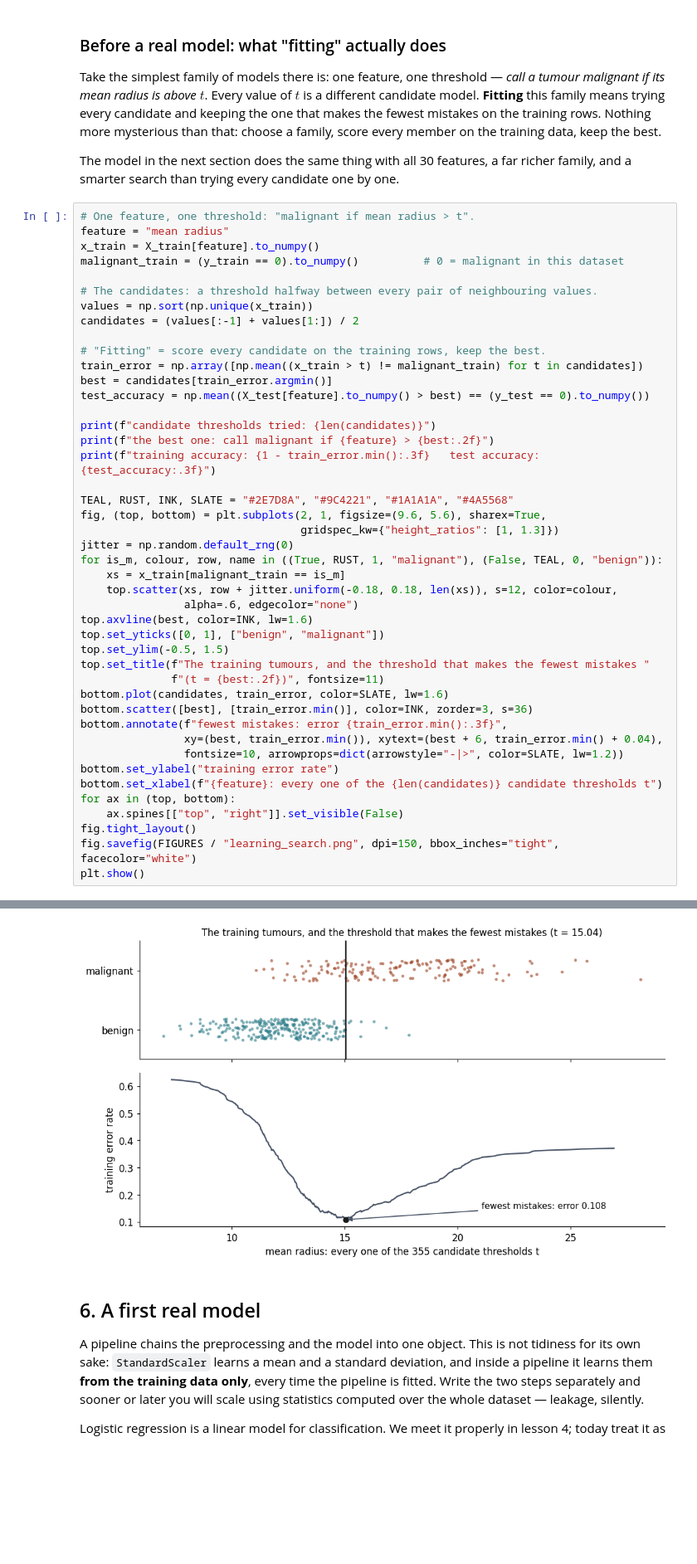
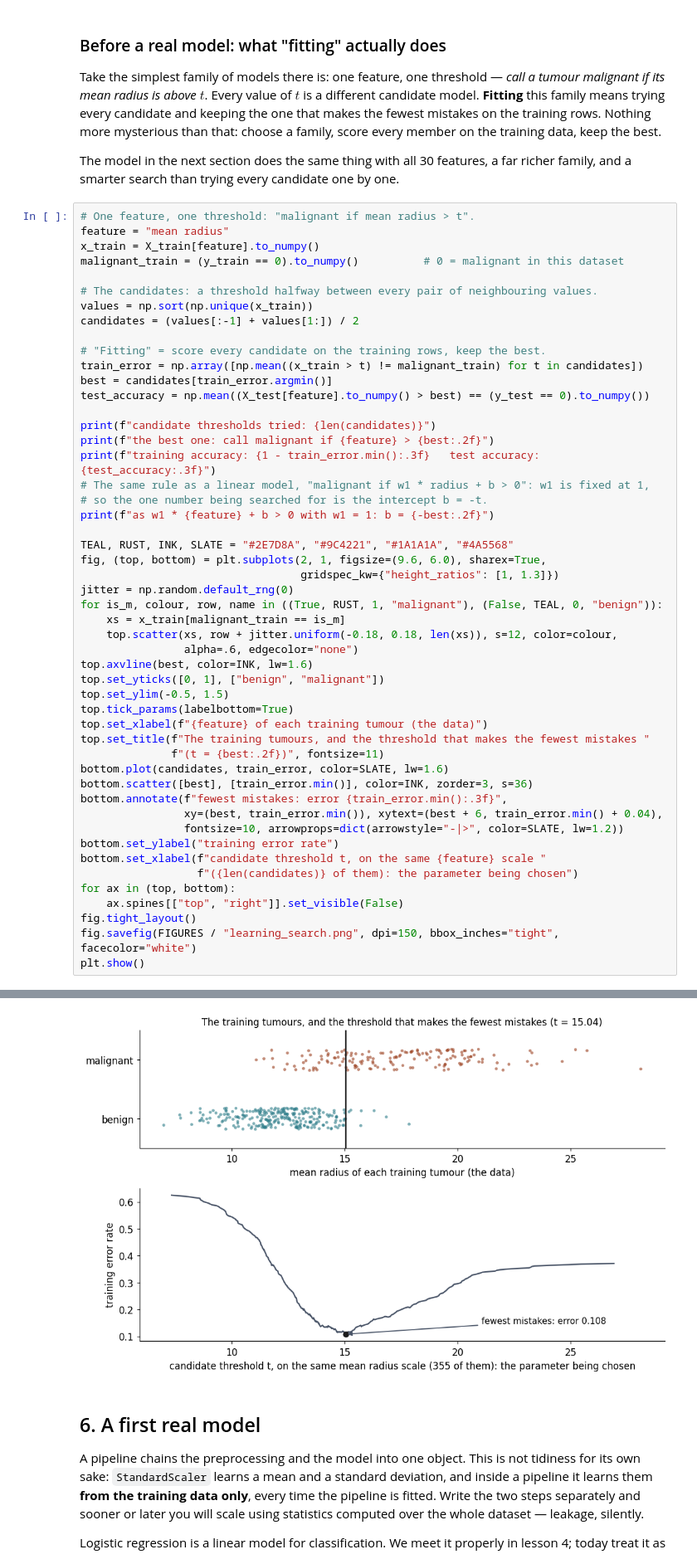
Before and after one commit to fabioantonini/technologies-for-artificial-intelligence, a Jupyter notebook: Lessons/01_introduction_and_workflow/Notebooks/02_first_ml_workflow.ipynb, the cells around one changed output, grey strips where cells are left out. Shown at 83% size. Cells and saved outputs as stored; diff of their text form; blank space fills up the shorter version.

```diff
--- a/Lessons/01_introduction_and_workflow/Notebooks/02_first_ml_workflow.ipynb
+++ b/Lessons/01_introduction_and_workflow/Notebooks/02_first_ml_workflow.ipynb
@@ -187,9 +187,12 @@ test_accuracy = np.mean((X_test[feature].to_numpy() > best) == (y_test == 0).to_
 print(f"candidate thresholds tried: {len(candidates)}")
 print(f"the best one: call malignant if {feature} > {best:.2f}")
 print(f"training accuracy: {1 - train_error.min():.3f}   test accuracy: {test_accuracy:.3f}")
+# The same rule as a linear model, "malignant if w1 * radius + b > 0": w1 is fixed at 1,
+# so the one number being searched for is the intercept b = -t.
+print(f"as w1 * {feature} + b > 0 with w1 = 1: b = {-best:.2f}")
 
 TEAL, RUST, INK, SLATE = "#2E7D8A", "#9C4221", "#1A1A1A", "#4A5568"
-fig, (top, bottom) = plt.subplots(2, 1, figsize=(9.6, 5.6), sharex=True,
+fig, (top, bottom) = plt.subplots(2, 1, figsize=(9.6, 6.0), sharex=True,
                                   gridspec_kw={"height_ratios": [1, 1.3]})
 jitter = np.random.default_rng(0)
 for is_m, colour, row, name in ((True, RUST, 1, "malignant"), (False, TEAL, 0, "benign")):
@@ -199,6 +202,8 @@ for is_m, colour, row, name in ((True, RUST, 1, "malignant"), (False, TEAL, 0, "
 top.axvline(best, color=INK, lw=1.6)
 top.set_yticks([0, 1], ["benign", "malignant"])
 top.set_ylim(-0.5, 1.5)
+top.tick_params(labelbottom=True)
+top.set_xlabel(f"{feature} of each training tumour (the data)")
 top.set_title(f"The training tumours, and the threshold that makes the fewest mistakes "
               f"(t = {best:.2f})", fontsize=11)
 bottom.plot(candidates, train_error, color=SLATE, lw=1.6)
@@ -207,7 +212,8 @@ bottom.annotate(f"fewest mistakes: error {train_error.min():.3f}",
                 xy=(best, train_error.min()), xytext=(best + 6, train_error.min() + 0.04),
                 fontsize=10, arrowprops=dict(arrowstyle="-|>", color=SLATE, lw=1.2))
 bottom.set_ylabel("training error rate")
-bottom.set_xlabel(f"{feature}: every one of the {len(candidates)} candidate thresholds t")
+bottom.set_xlabel(f"candidate threshold t, on the same {feature} scale "
+                  f"({len(candidates)} of them): the parameter being chosen")
 for ax in (top, bottom):
     ax.spines[["top", "right"]].set_visible(False)
 fig.tight_layout()
@@ -220,4 +227,4 @@ training accuracy: 0.892   test accuracy: 0.888
-[figure, old version]
+[figure, new version]
 # %% [markdown]
 ## 6. A first real model
 
```
Also changed, not shown: parts of 1 cell of this notebook, 14 other files.
